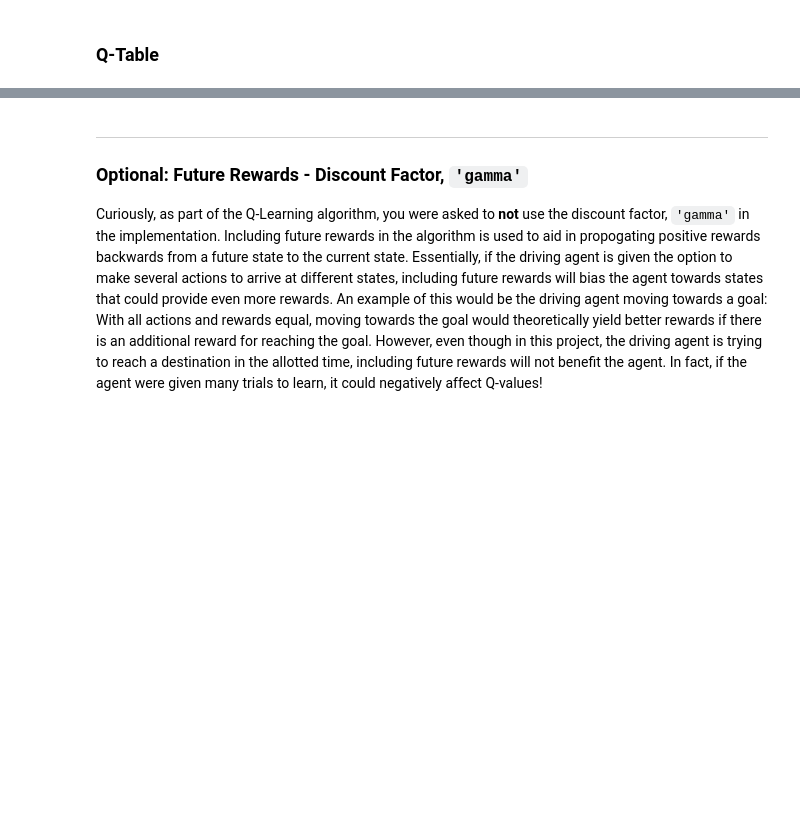
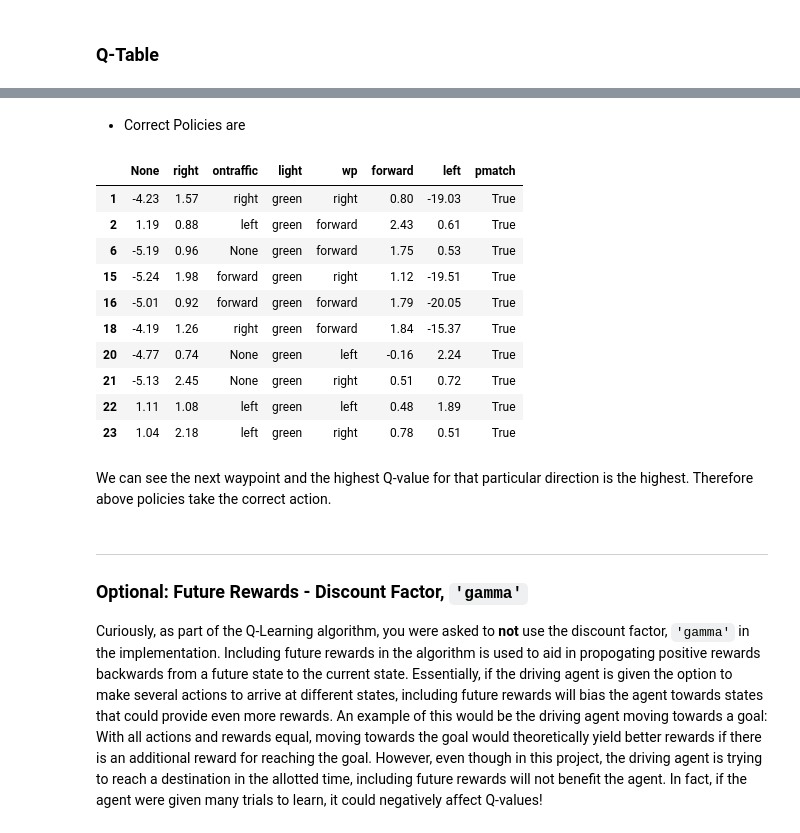
Before and after one commit to ppeiris/machine-learning, a Jupyter notebook: projects/smartcab/smartcab.ipynb, the cells around one changed output, grey strips where cells are left out. Cells and saved outputs as stored; diff of their text form; code cells hidden in the pictures; blank space fills up the shorter version.

```diff
--- a/projects/smartcab/smartcab.ipynb
+++ b/projects/smartcab/smartcab.ipynb
@@ -417,3 +460,21 @@ print(state4)
+# %% [markdown]
+- Correct Policies are
+# %%
+Qtable[Qtable.pmatch == True]
+# %% [output]
+|  | None | right | ontraffic | light | wp | forward | left | pmatch |
+| 1 | -4.23 | 1.57 | right | green | right | 0.80 | -19.03 | True |
+| 2 | 1.19 | 0.88 | left | green | forward | 2.43 | 0.61 | True |
+| 6 | -5.19 | 0.96 | None | green | forward | 1.75 | 0.53 | True |
+| 15 | -5.24 | 1.98 | forward | green | right | 1.12 | -19.51 | True |
+| 16 | -5.01 | 0.92 | forward | green | forward | 1.79 | -20.05 | True |
+| 18 | -4.19 | 1.26 | right | green | forward | 1.84 | -15.37 | True |
+| 20 | -4.77 | 0.74 | None | green | left | -0.16 | 2.24 | True |
+| 21 | -5.13 | 2.45 | None | green | right | 0.51 | 0.72 | True |
+| 22 | 1.11 | 1.08 | left | green | left | 0.48 | 1.89 | True |
+| 23 | 1.04 | 2.18 | left | green | right | 0.78 | 0.51 | True |
+# %% [markdown]
+We can see the next waypoint and the highest Q-value for that particular direction is the highest. Therefore above policies take the correct action.
 # %% [markdown]
 -----
 ### Optional: Future Rewards - Discount Factor, `'gamma'`
```
Also changed, not shown: parts of 8 cells of this notebook.
